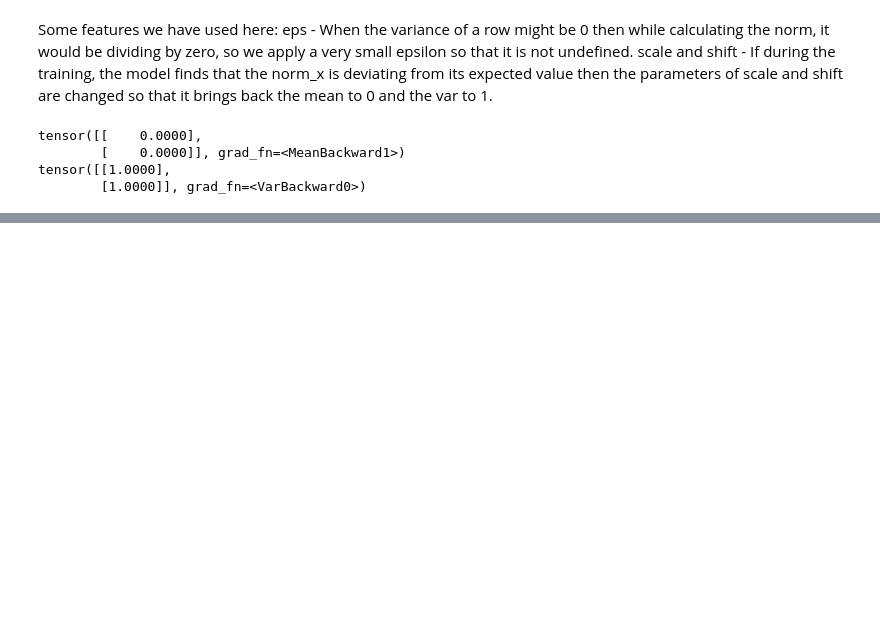
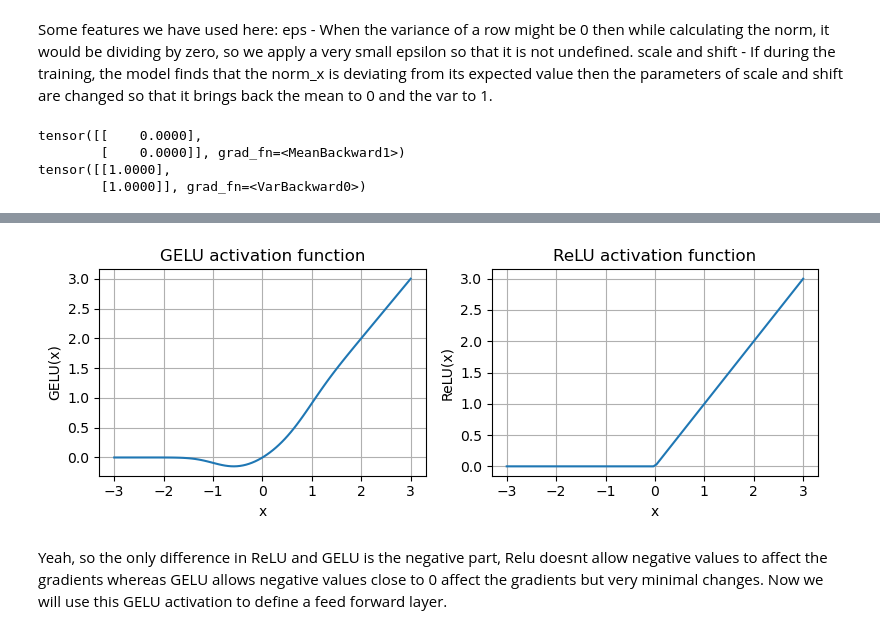
Before and after one commit to S-A-L-A-J/24B2133_llm_from_scratch, a Jupyter notebook: chapter4_GPT.ipynb, the cells around one changed output, grey strips where cells are left out. Drawn from its saved outputs; the diff is of its cells as text; code cells hidden in the pictures; blank space fills up the shorter version.

```diff
--- a/chapter4_GPT.ipynb
+++ b/chapter4_GPT.ipynb
@@ -164,0 +167,30 @@ tensor([[1.0000],
+# %%
+class GELU(nn.Module):
+    def __init__(self):
+        super().__init__()
+
+    def forward(self, x):
+        return 0.5 * x * (1 + torch.tanh(
+            torch.sqrt(torch.tensor(2.0/torch.pi)) * (x + 0.44715 * torch.pow(x, 3))))
+# %%
+import matplotlib.pyplot as plt
+
+gelu, relu = GELU(), nn.ReLU()
+x = torch.linspace(-3, 3, 100)
+y_gelu, y_relu = gelu(x), relu(x)
+
+plt.figure(figsize=(8, 3))
+for i, (y, label) in enumerate(zip([y_gelu, y_relu], ["GELU", "ReLU"]), 1):
+    plt.subplot(1, 2, i)
+    plt.plot(x, y)
+    plt.title(f"{label} activation function")
+    plt.xlabel("x")
+    plt.ylabel(f"{label}(x)")
+    plt.grid(True)
+
+plt.tight_layout()
+plt.show()
+# %% [output]
+[figure, added]
+# %% [markdown]
+Yeah, so the only difference in ReLU and GELU is the negative part, Relu doesnt allow negative values to affect the gradients whereas GELU allows negative values close to 0 affect the gradients but very minimal changes. Now we will use this GELU activation to define a feed forward layer.
```
Also changed, not shown: parts of 19 cells of this notebook, 1 other file.
